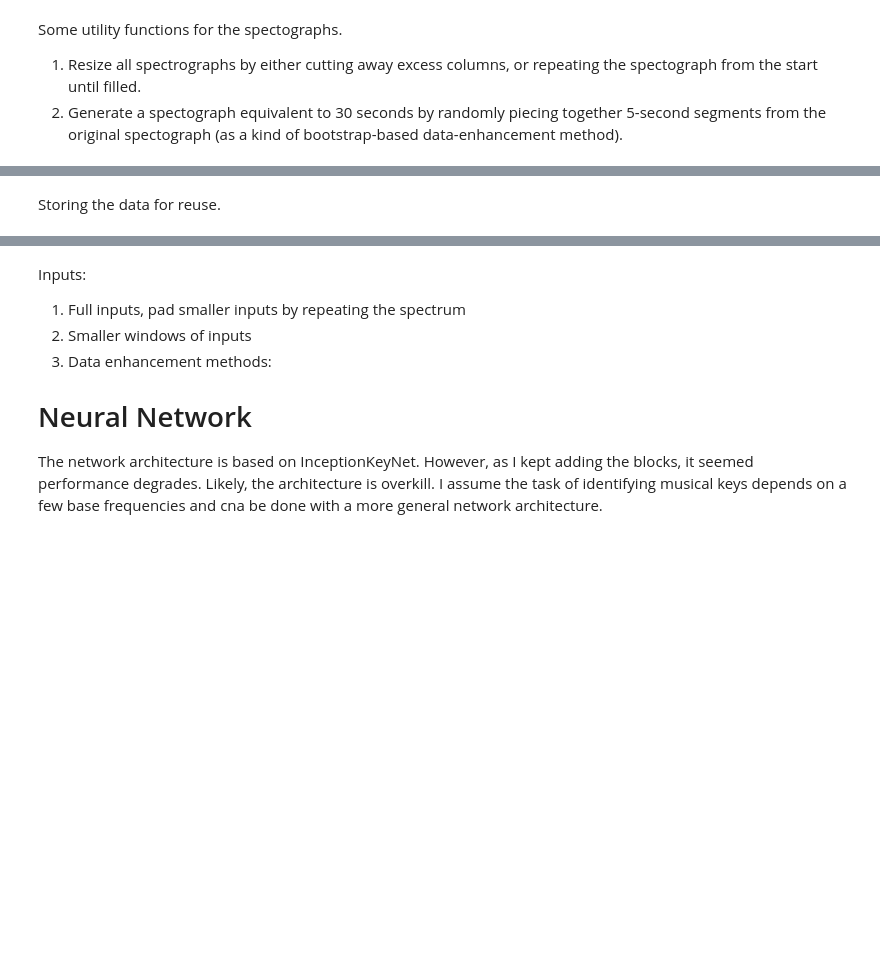
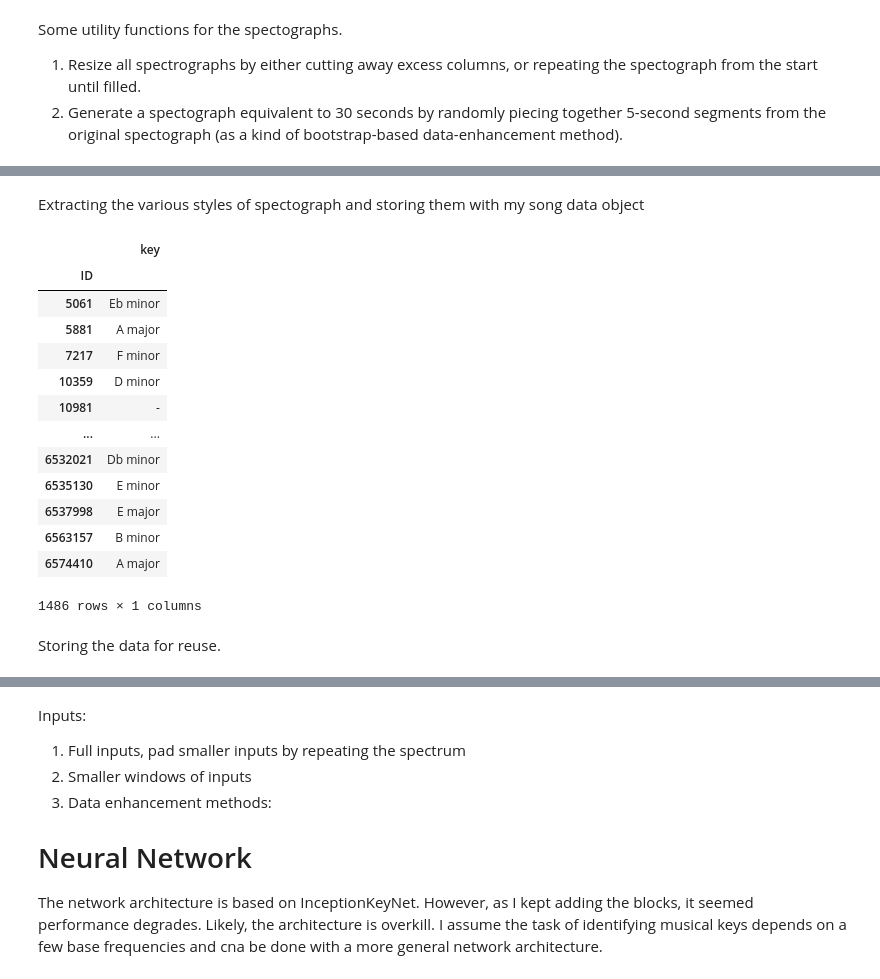
Before and after one commit to Entenzahn/adl_ws22, a Jupyter notebook: 12002294_key_detection.ipynb, the cells around one changed output, grey strips where cells are left out. Cells and saved outputs as stored; diff of their text form; code cells hidden in the pictures; blank space fills up the shorter version.

```diff
--- a/12002294_key_detection.ipynb
+++ b/12002294_key_detection.ipynb
@@ -85,0 +79,10 @@ giantsteps_mtg_keys = giantsteps_mtg_keys.rename({'MANUAL KEY':'key'}, axis=1).r
+# %%
+key_equivalents = {re.compile('^G#'):'Ab',
+                   re.compile('^A#'):'Bb',
+                   re.compile('^C#'):'Db',
+                   re.compile('^D#'):'Eb',
+                   re.compile('^F#'):'Gb'}
+
+giantsteps_mtg_keys = pd.read_csv(giantsteps_mtg_key_file, sep='\t').set_index('ID').drop('C',axis=1)
+giantsteps_mtg_keys = giantsteps_mtg_keys.rename({'MANUAL KEY':'key'}, axis=1).replace(key_equivalents, regex=True)
+giantsteps_mtg_keys.index = giantsteps_mtg_keys.index.map(str)
@@ -195,3 +215,5 @@ Extracting the various styles of spectograph and storing them with my song data
+# %% [markdown]
+Extracting the various styles of spectograph and storing them with my song data object
 # %%
 # Processing the samples
 def parse_song_data(data):
@@ -215,5 +237,3 @@ def parse_song_data(data):
 
 giantsteps_data = parse_song_data(giantsteps_data)
 giantsteps_mtg_data = parse_song_data(giantsteps_mtg_data)
-# %% [markdown]
-Storing the data for reuse.
@@ -220,3 +252,22 @@ Storing the data for reuse.
+# %%
+giantsteps_mtg_keys
+# %% [output]
+|  | key |
+| ID |  |
+| 5061 | Eb minor |
+| 5881 | A major |
+| 7217 | F minor |
+| 10359 | D minor |
+| 10981 | - |
+| ... | ... |
+| 6532021 | Db minor |
+| 6535130 | E minor |
+| 6537998 | E major |
+| 6563157 | B minor |
+| 6574410 | A major |
+1486 rows × 1 columns
+# %% [markdown]
+Storing the data for reuse.
 # %%
 # Store
 pickle_filepath = data_folder + "giantsteps_data.obj"
```
Also changed, not shown: parts of 38 cells of this notebook, 1 other file.
